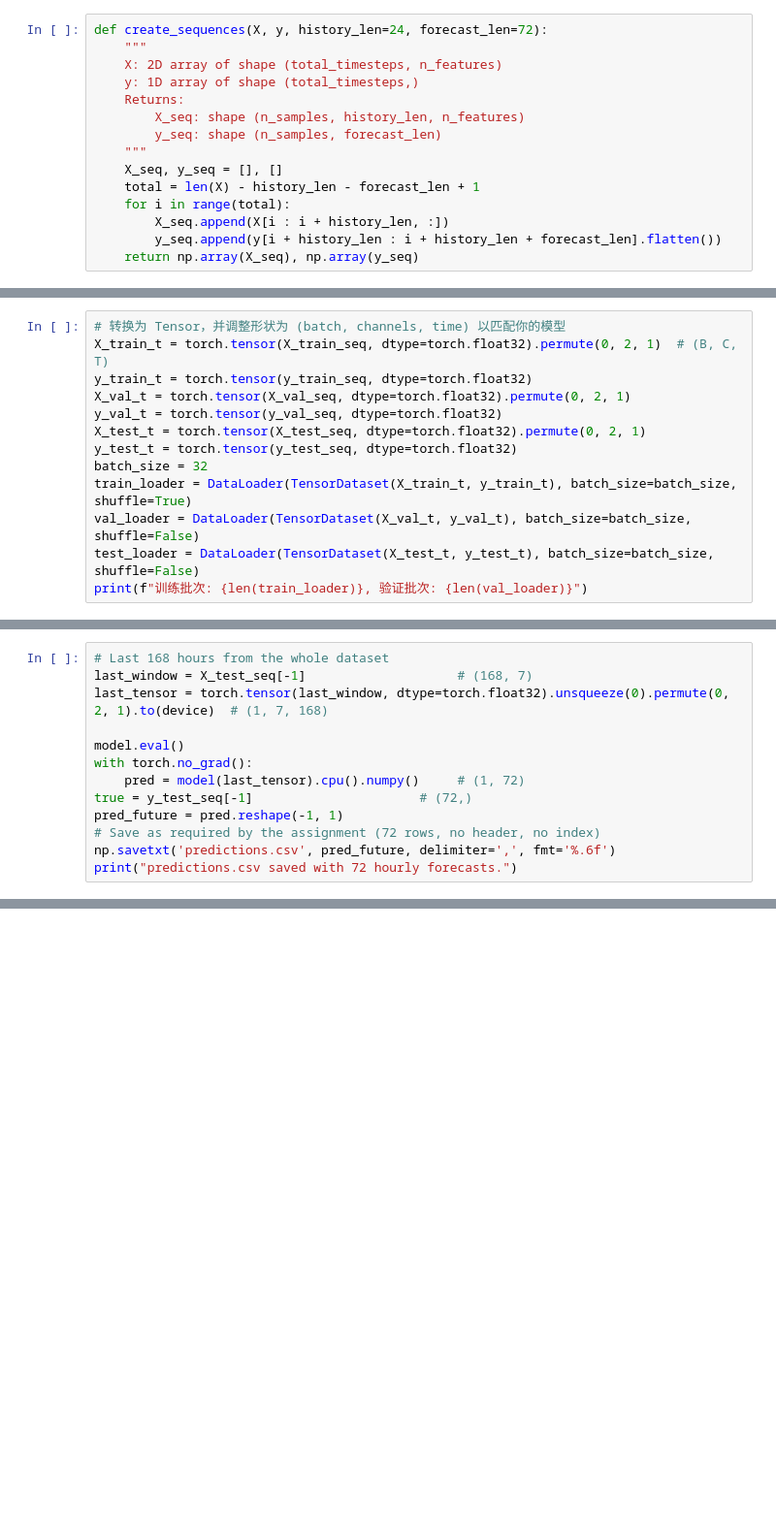
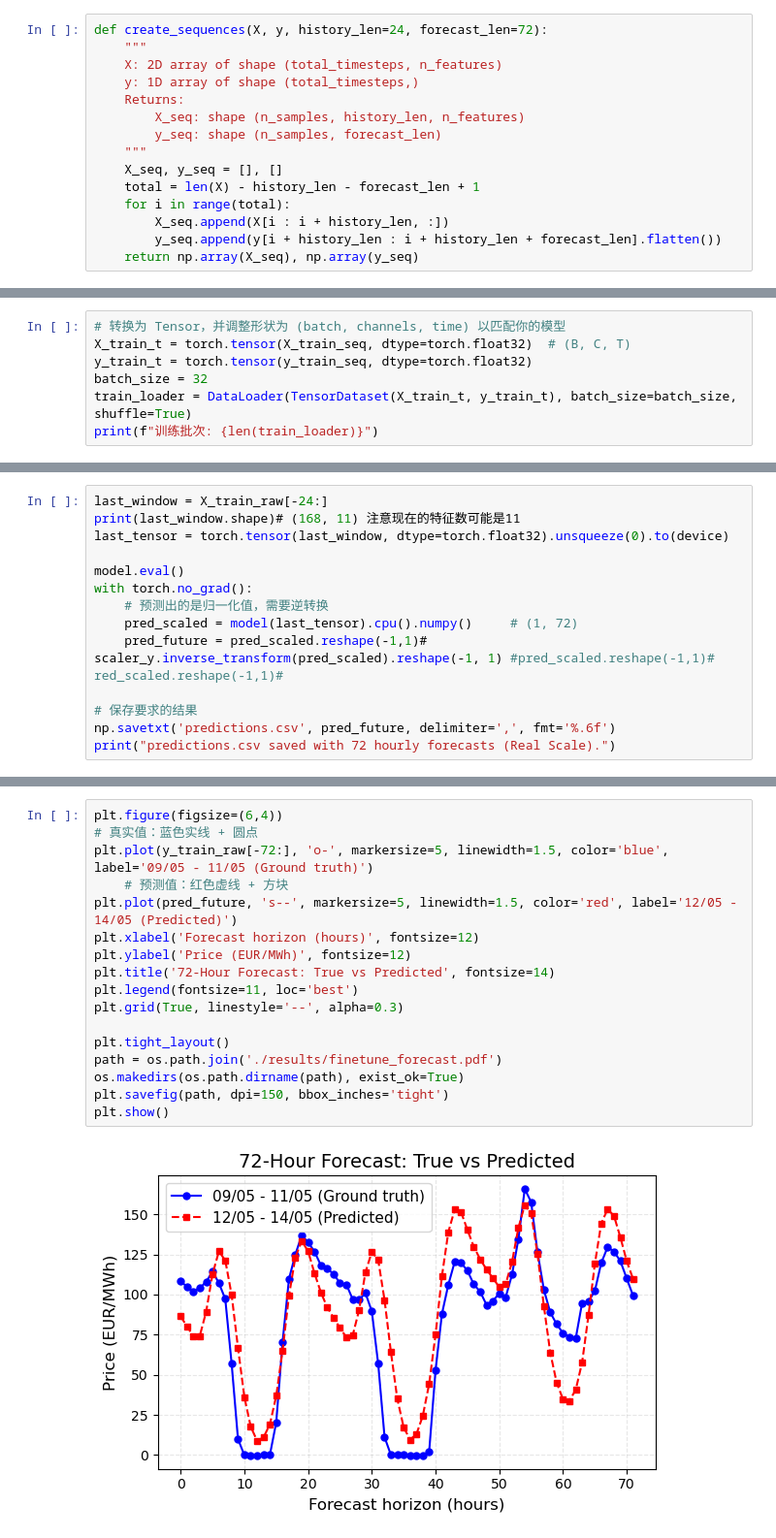
Before and after one commit to yxyxyz/sds-group11, a Jupyter notebook: sds.ipynb, the cells around one changed output, grey strips where cells are left out. Shown at 97% size. Saved outputs shown, nothing was run; the diff lists cells and outputs as text; blank space fills up the shorter version.

```diff
--- a/sds.ipynb
+++ b/sds.ipynb
@@ -107,14 +171,8 @@ X_val_seq shape: (6674, 24, 8)
 # %%
 # 转换为 Tensor，并调整形状为 (batch, channels, time) 以匹配你的模型
-X_train_t = torch.tensor(X_train_seq, dtype=torch.float32).permute(0, 2, 1)  # (B, C, T)
+X_train_t = torch.tensor(X_train_seq, dtype=torch.float32)  # (B, C, T)
 y_train_t = torch.tensor(y_train_seq, dtype=torch.float32)
-X_val_t = torch.tensor(X_val_seq, dtype=torch.float32).permute(0, 2, 1)
-y_val_t = torch.tensor(y_val_seq, dtype=torch.float32)
-X_test_t = torch.tensor(X_test_seq, dtype=torch.float32).permute(0, 2, 1)
-y_test_t = torch.tensor(y_test_seq, dtype=torch.float32)
 batch_size = 32
 train_loader = DataLoader(TensorDataset(X_train_t, y_train_t), batch_size=batch_size, shuffle=True)
-val_loader = DataLoader(TensorDataset(X_val_t, y_val_t), batch_size=batch_size, shuffle=False)
-test_loader = DataLoader(TensorDataset(X_test_t, y_test_t), batch_size=batch_size, shuffle=False)
-print(f"训练批次: {len(train_loader)}, 验证批次: {len(val_loader)}")
+print(f"训练批次: {len(train_loader)}")
 # %% [output]
@@ -321,14 +383,15 @@ Test MSE (normalized): 948.542983
 # %%
-# Last 168 hours from the whole dataset
-last_window = X_test_seq[-1]                    # (168, 7)
-last_tensor = torch.tensor(last_window, dtype=torch.float32).unsqueeze(0).permute(0, 2, 1).to(device)  # (1, 7, 168)
+last_window = X_train_raw[-24:]
+print(last_window.shape)# (168, 11) 注意现在的特征数可能是11
+last_tensor = torch.tensor(last_window, dtype=torch.float32).unsqueeze(0).to(device)
 
 model.eval()
 with torch.no_grad():
-    pred = model(last_tensor).cpu().numpy()     # (1, 72)
-true = y_test_seq[-1]                      # (72,)
-pred_future = pred.reshape(-1, 1)
-# Save as required by the assignment (72 rows, no header, no index)
+    # 预测出的是归一化值，需要逆转换
+    pred_scaled = model(last_tensor).cpu().numpy()     # (1, 72)
+    pred_future = pred_scaled.reshape(-1,1)# scaler_y.inverse_transform(pred_scaled).reshape(-1, 1) #pred_scaled.reshape(-1,1)# red_scaled.reshape(-1,1)#
+
+# 保存要求的结果
 np.savetxt('predictions.csv', pred_future, delimiter=',', fmt='%.6f')
-print("predictions.csv saved with 72 hourly forecasts.")
+print("predictions.csv saved with 72 hourly forecasts (Real Scale).")
 # %% [output]
@@ -356,0 +440,19 @@ np.float64(0.7384467992113937)
+# %%
+plt.figure(figsize=(6,4))
+# 真实值：蓝色实线 + 圆点
+plt.plot(y_train_raw[-72:], 'o-', markersize=5, linewidth=1.5, color='blue', label='09/05 - 11/05 (Ground truth)')
+    # 预测值：红色虚线 + 方块
+plt.plot(pred_future, 's--', markersize=5, linewidth=1.5, color='red', label='12/05 - 14/05 (Predicted)')
+plt.xlabel('Forecast horizon (hours)', fontsize=12)
+plt.ylabel('Price (EUR/MWh)', fontsize=12)
+plt.title('72-Hour Forecast: True vs Predicted', fontsize=14)
+plt.legend(fontsize=11, loc='best')
+plt.grid(True, linestyle='--', alpha=0.3)
+
+plt.tight_layout()
+path = os.path.join('./results/finetune_forecast.pdf')
+os.makedirs(os.path.dirname(path), exist_ok=True)
+plt.savefig(path, dpi=150, bbox_inches='tight')
+plt.show()
+# %% [output]
+[figure, added]
```
Also changed, not shown: parts of 30 cells of this notebook, 17 other files.
